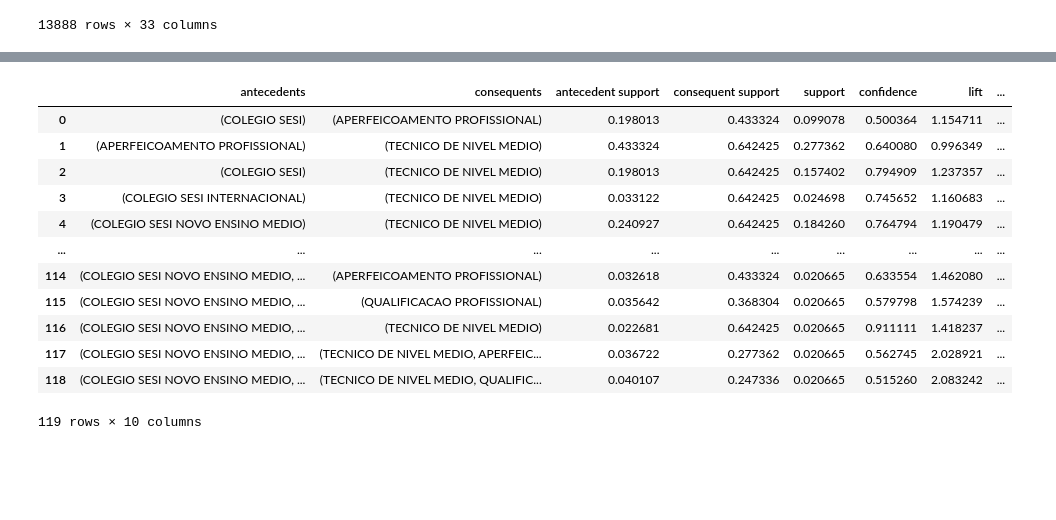
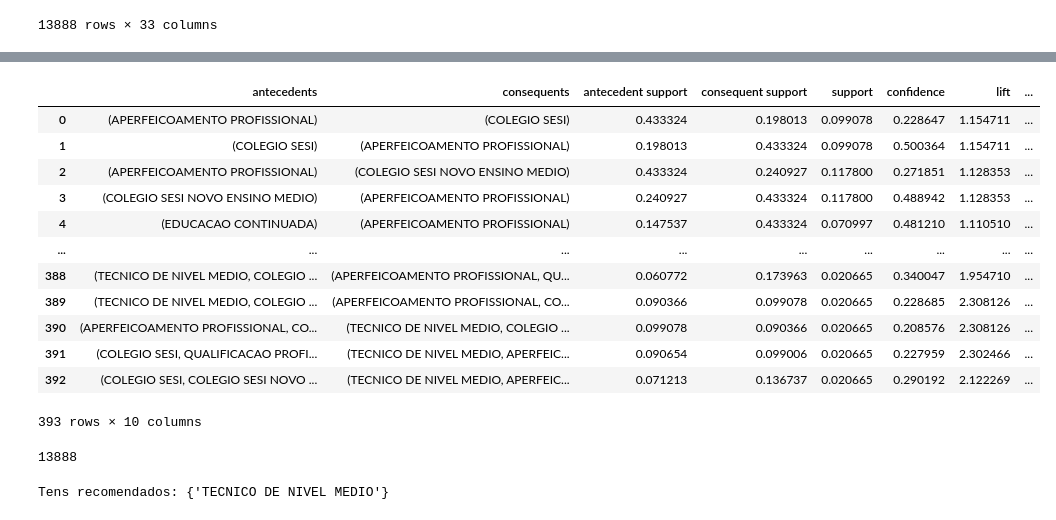
Before and after one commit to barbnrosa/sprint2-senai, a Jupyter notebook: codigos/regra_associacao_pf.ipynb, the cells around one changed output, grey strips where cells are left out. Drawn from its saved outputs; the diff is of its cells as text; code cells hidden in the pictures; blank space fills up the shorter version.

Commit message:
adiciona regra de associacao e recomendacao

```diff
--- a/codigos/regra_associacao_pf.ipynb
+++ b/codigos/regra_associacao_pf.ipynb
@@ -128,19 +128,23 @@ items_frequentes_apriori.sort_values(['support'],ascending=False)
 # %%
 from mlxtend.frequent_patterns import association_rules
 
-regras_apriori = association_rules(items_frequentes_apriori, metric='confidence', min_threshold=0.5)
+regras_apriori = association_rules(items_frequentes_apriori, metric='confidence', min_threshold=0.2)
 regras_apriori
 # %% [output]
 |  | antecedents | consequents | antecedent support | consequent support | support | confidence | lift | ... |
-| 0 | (COLEGIO SESI) | (APERFEICOAMENTO PROFISSIONAL) | 0.198013 | 0.433324 | 0.099078 | 0.500364 | 1.154711 | ... |
-| 1 | (APERFEICOAMENTO PROFISSIONAL) | (TECNICO DE NIVEL MEDIO) | 0.433324 | 0.642425 | 0.277362 | 0.640080 | 0.996349 | ... |
-| 2 | (COLEGIO SESI) | (TECNICO DE NIVEL MEDIO) | 0.198013 | 0.642425 | 0.157402 | 0.794909 | 1.237357 | ... |
-| 3 | (COLEGIO SESI INTERNACIONAL) | (TECNICO DE NIVEL MEDIO) | 0.033122 | 0.642425 | 0.024698 | 0.745652 | 1.160683 | ... |
-| 4 | (COLEGIO SESI NOVO ENSINO MEDIO) | (TECNICO DE NIVEL MEDIO) | 0.240927 | 0.642425 | 0.184260 | 0.764794 | 1.190479 | ... |
+| 0 | (APERFEICOAMENTO PROFISSIONAL) | (COLEGIO SESI) | 0.433324 | 0.198013 | 0.099078 | 0.228647 | 1.154711 | ... |
+| 1 | (COLEGIO SESI) | (APERFEICOAMENTO PROFISSIONAL) | 0.198013 | 0.433324 | 0.099078 | 0.500364 | 1.154711 | ... |
+| 2 | (APERFEICOAMENTO PROFISSIONAL) | (COLEGIO SESI NOVO ENSINO MEDIO) | 0.433324 | 0.240927 | 0.117800 | 0.271851 | 1.128353 | ... |
+| 3 | (COLEGIO SESI NOVO ENSINO MEDIO) | (APERFEICOAMENTO PROFISSIONAL) | 0.240927 | 0.433324 | 0.117800 | 0.488942 | 1.128353 | ... |
+| 4 | (EDUCACAO CONTINUADA) | (APERFEICOAMENTO PROFISSIONAL) | 0.147537 | 0.433324 | 0.070997 | 0.481210 | 1.110510 | ... |
 | ... | ... | ... | ... | ... | ... | ... | ... | ... |
-| 114 | (COLEGIO SESI NOVO ENSINO MEDIO, ... | (APERFEICOAMENTO PROFISSIONAL) | 0.032618 | 0.433324 | 0.020665 | 0.633554 | 1.462080 | ... |
-| 115 | (COLEGIO SESI NOVO ENSINO MEDIO, ... | (QUALIFICACAO PROFISSIONAL) | 0.035642 | 0.368304 | 0.020665 | 0.579798 | 1.574239 | ... |
-| 116 | (COLEGIO SESI NOVO ENSINO MEDIO, ... | (TECNICO DE NIVEL MEDIO) | 0.022681 | 0.642425 | 0.020665 | 0.911111 | 1.418237 | ... |
-| 117 | (COLEGIO SESI NOVO ENSINO MEDIO, ... | (TECNICO DE NIVEL MEDIO, APERFEIC... | 0.036722 | 0.277362 | 0.020665 | 0.562745 | 2.028921 | ... |
-| 118 | (COLEGIO SESI NOVO ENSINO MEDIO, ... | (TECNICO DE NIVEL MEDIO, QUALIFIC... | 0.040107 | 0.247336 | 0.020665 | 0.515260 | 2.083242 | ... |
+| 388 | (TECNICO DE NIVEL MEDIO, COLEGIO ... | (APERFEICOAMENTO PROFISSIONAL, QU... | 0.060772 | 0.173963 | 0.020665 | 0.340047 | 1.954710 | ... |
+| 389 | (TECNICO DE NIVEL MEDIO, COLEGIO ... | (APERFEICOAMENTO PROFISSIONAL, CO... | 0.090366 | 0.099078 | 0.020665 | 0.228685 | 2.308126 | ... |
+| 390 | (APERFEICOAMENTO PROFISSIONAL, CO... | (TECNICO DE NIVEL MEDIO, COLEGIO ... | 0.099078 | 0.090366 | 0.020665 | 0.208576 | 2.308126 | ... |
+| 391 | (COLEGIO SESI, QUALIFICACAO PROFI... | (TECNICO DE NIVEL MEDIO, APERFEIC... | 0.090654 | 0.099006 | 0.020665 | 0.227959 | 2.302466 | ... |
+| 392 | (COLEGIO SESI, COLEGIO SESI NOVO ... | (TECNICO DE NIVEL MEDIO, APERFEIC... | 0.071213 | 0.136737 | 0.020665 | 0.290192 | 2.122269 | ... |
-119 rows × 10 columns
+393 rows × 10 columns
+# %%
+len(df_pf['ID Cliente'].unique())
+# %% [output]
+13888
@@ -146,0 +164,6 @@ regras_apriori
+# %%
+itens_comprados = {'EDUCACAO CONTINUADA'}
+recommend_items = recommend_items(itens_comprados, regras_apriori)
+print("Tens recomendados:", recommend_items)
+# %% [output]
+Tens recomendados: {'TECNICO DE NIVEL MEDIO'}
```
Also changed, not shown: parts of 2 cells of this notebook, 1 other file.
